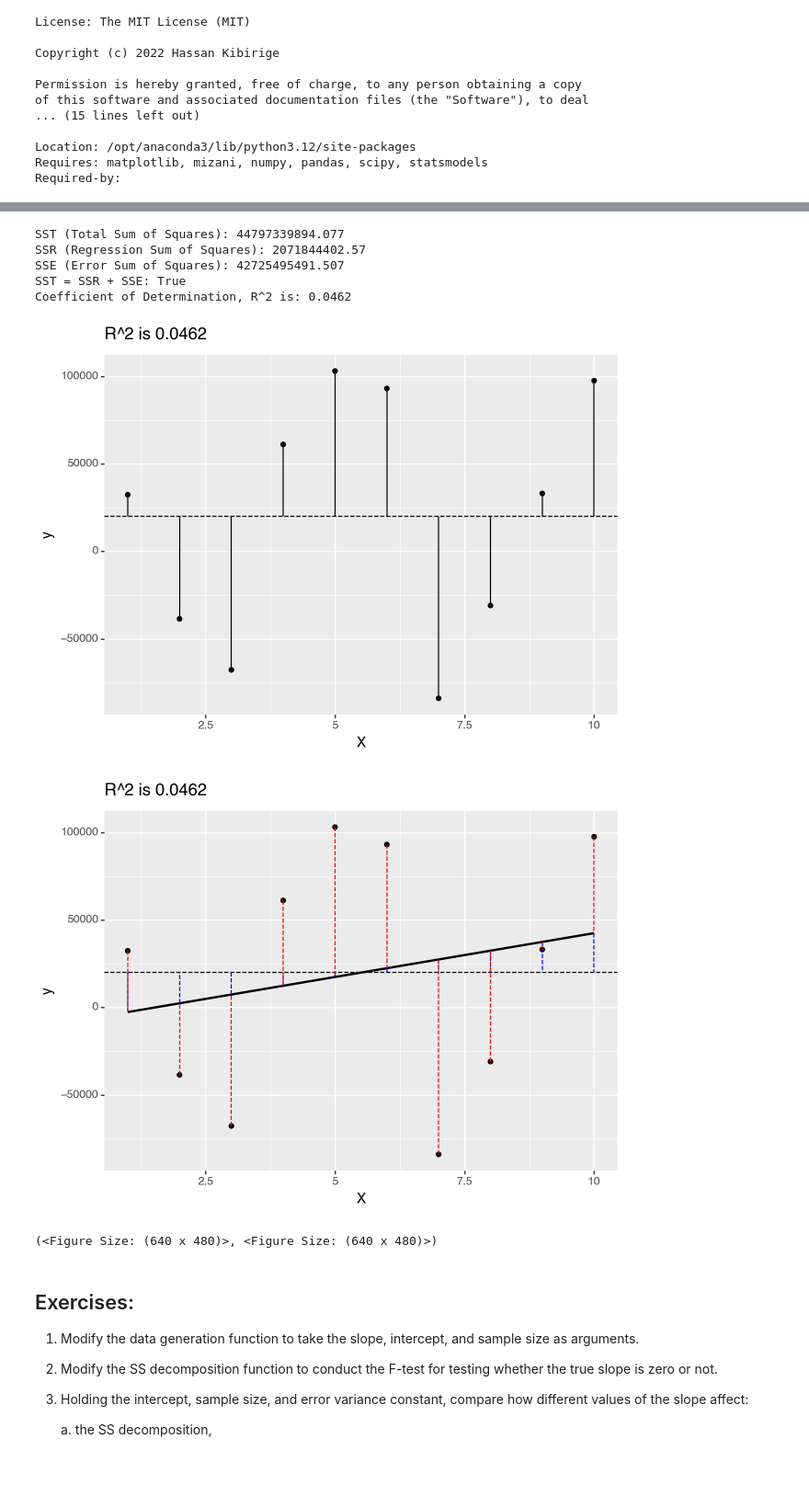
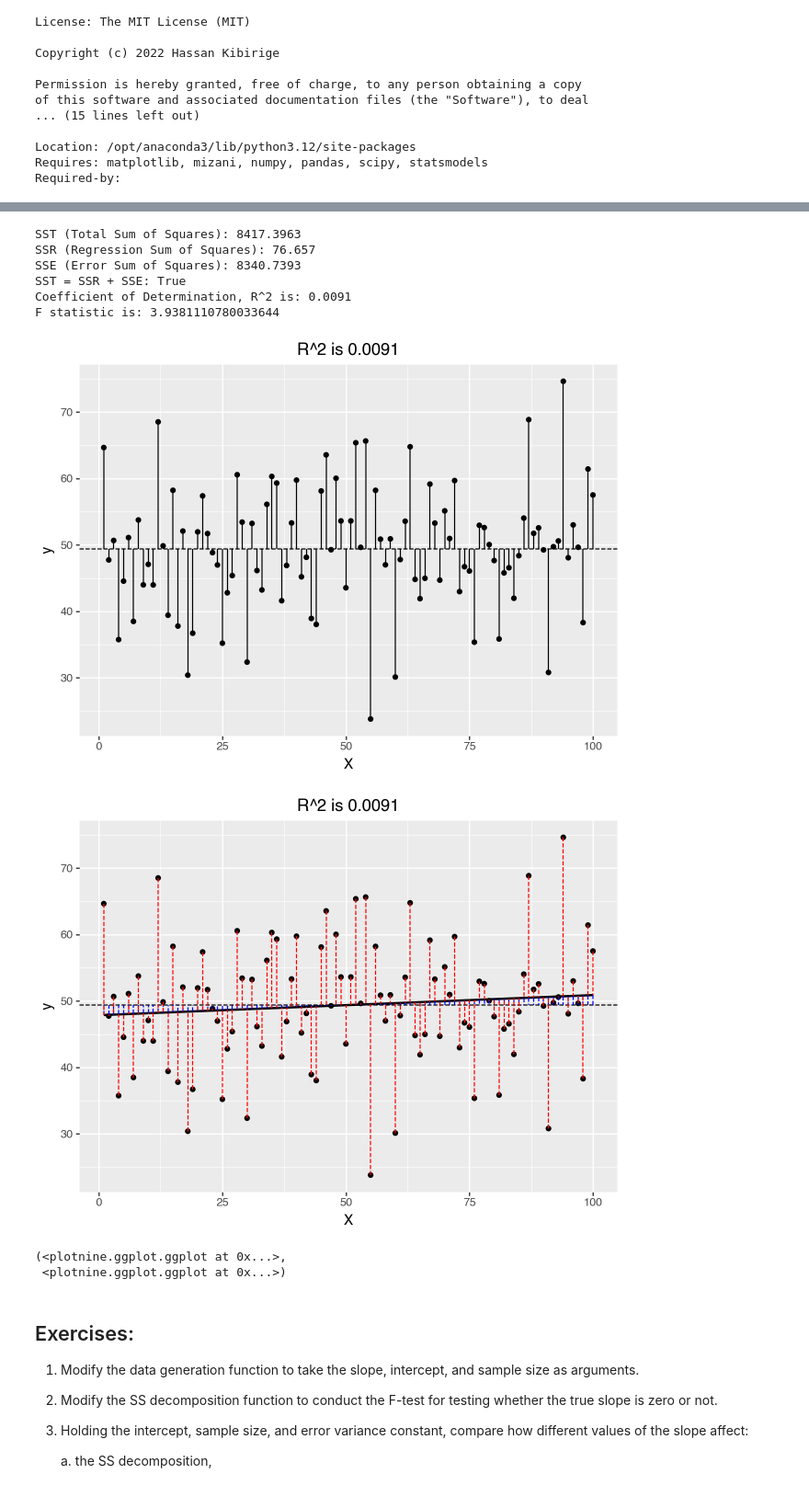
Before and after one commit to akjai/regression_f25, a Jupyter notebook: Code/SS_decomp_sim.ipynb, the cells around one changed output, grey strips where cells are left out. Shown at 92% size. Cells and saved outputs as stored; diff of their text form; code cells hidden in the pictures.

```diff
--- a/Code/SS_decomp_sim.ipynb
+++ b/Code/SS_decomp_sim.ipynb
@@ -28,15 +30,15 @@ Location: /opt/anaconda3/lib/python3.12/site-packages
 Requires: matplotlib, mizani, numpy, pandas, scipy, statsmodels
 Required-by:
 # %%
-def generate_data(sigma):
-    X = np.linspace(start=1, stop=10, num=10).reshape(-1, 1) #array w/ 1 column, the -1 means 'infer the # of rows'
+def generate_data(sigma, b1, b0, n):
+    X = np.linspace(start=1, stop=n, num=n).reshape(-1, 1) #array w/ 1 column, the -1 means 'infer the # of rows'
 
     # Define parameters
-    beta0 = 4
-    beta1 = 3
+    beta0 = b0
+    beta1 = b1
 
     # Generate epsilon as a 1D array of N(0, sigma^2) RVs
-    epsilon = sigma * np.random.randn(10)
+    epsilon = sigma * np.random.randn(n)
 
     # Generate y using SLR model
     y = beta0 + beta1 * X.flatten() + epsilon
@@ -59,6 +61,9 @@ def ss_decomp(X, y):
     SST = np.sum((y - y_mean) ** 2).round(4)
     SSR = np.sum((y_pred - y_mean) ** 2).round(4)
     SSE = np.sum((y - y_pred) ** 2).round(4)
+    F_stat = (SSR / 1) / (SSE / (len(y) - 2))
+    F_test = stats.f.ppf(1 - 0.05, 1, len(y)-2)
+
 
     # Output the sum of squares decomposition
     print(f"SST (Total Sum of Squares): {SST}")
@@ -67,14 +72,18 @@ def ss_decomp(X, y):
     print(f"SST = SSR + SSE: {np.isclose(SST, SSR + SSE)}")
 
     print(f"Coefficient of Determination, R^2 is: {np.round(1-SSE/SST, 4)}")
+    print(f"F statistic is: {F_test}")
+
 
     #make a ggplot
     df = pd.DataFrame({
         'X': X.flatten(),
         'y': y,
         'predicted': y_pred,
-        'y_mean':  y_mean
+        'y_mean':  y_mean,
+        'f-stat': F_test
     })
+
 
     gg1 = (
         ggplot(df, aes(x = 'X', y = 'y')) +
@@ -95,4 +104,6 @@ def ss_decomp(X, y):
         ggtitle(f"R^2 is {np.round(1-SSE/SST, 4)}")
         )
 
+    display(gg1, gg2)
+
     return gg1, gg2
@@ -135,15 +124,17 @@ Coefficient of Determination, R^2 is: 0.4017
 # %%
-X, y = generate_data(sigma = 100)
+X, y = generate_data(10, 0, 50, 100)
 ss_decomp(X, y)
 # %% [output]
-SST (Total Sum of Squares): 44797339894.077
-SSR (Regression Sum of Squares): 2071844402.57
-SSE (Error Sum of Squares): 42725495491.507
+SST (Total Sum of Squares): 8417.3963
+SSR (Regression Sum of Squares): 76.657
+SSE (Error Sum of Squares): 8340.7393
 SST = SSR + SSE: True
-Coefficient of Determination, R^2 is: 0.0462
+Coefficient of Determination, R^2 is: 0.0091
+F statistic is: 3.9381110780033644
-[figure, old version]
+[figure, new version]
-[figure, old version]
+[figure, new version]
-(<Figure Size: (640 x 480)>, <Figure Size: (640 x 480)>)
+(<plotnine.ggplot.ggplot at 0x...>,
+ <plotnine.ggplot.ggplot at 0x...>)
 # %% [markdown]
 ## Exercises:
 
```
Also changed, not shown: parts of 4 cells of this notebook.
